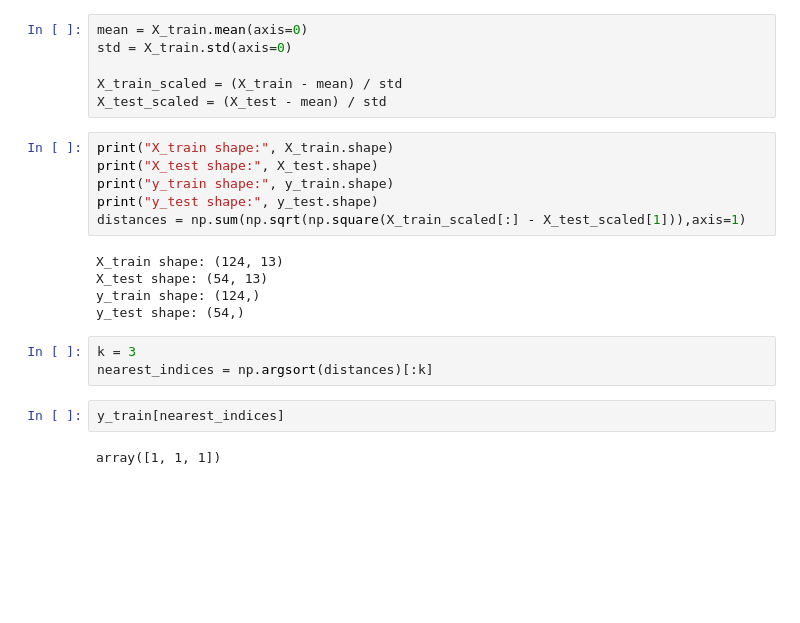
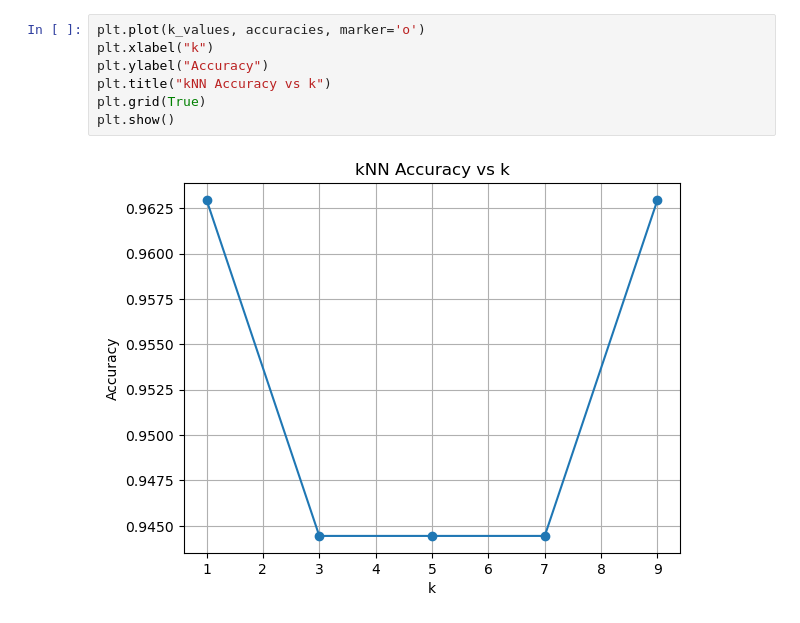
Before and after one commit to Hadiktwo/Rahnama_colege_Project, a Jupyter notebook: rahnama-p1.ipynb, the cells around one changed output. Cells and saved outputs as stored; diff of their text form; blank space fills up the shorter version.

```diff
--- a/rahnama-p1.ipynb
+++ b/rahnama-p1.ipynb
@@ -58,24 +46,9 @@ df
-# %%
-mean = X_train.mean(axis=0)
-std = X_train.std(axis=0)
-
-X_train_scaled = (X_train - mean) / std
-X_test_scaled = (X_test - mean) / std
-# %%
-print("X_train shape:", X_train.shape)
-print("X_test shape:", X_test.shape)
-print("y_train shape:", y_train.shape)
-print("y_test shape:", y_test.shape)
-distances = np.sum(np.sqrt(np.square(X_train_scaled[:] - X_test_scaled[1])),axis=1)
-# %% [output]
-X_train shape: (124, 13)
-X_test shape: (54, 13)
-y_train shape: (124,)
-y_test shape: (54,)
-# %%
-k = 3
-nearest_indices = np.argsort(distances)[:k]
-# %%
-y_train[nearest_indices]
-# %% [output]
-array([1, 1, 1])
+# %%
+plt.plot(k_values, accuracies, marker='o')
+plt.xlabel("k")
+plt.ylabel("Accuracy")
+plt.title("kNN Accuracy vs k")
+plt.grid(True)
+plt.show()
+# %% [output]
+[figure, added]
```
Also changed, not shown: parts of 3 cells of this notebook, 1 other file.
